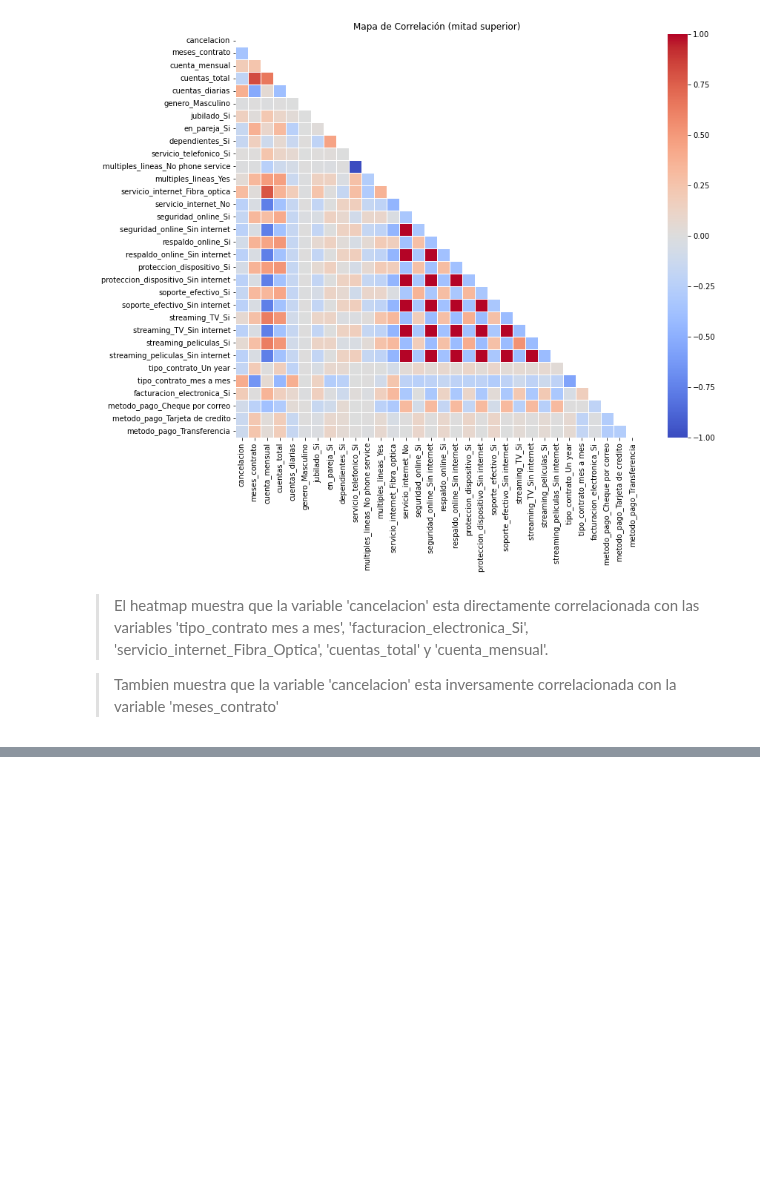
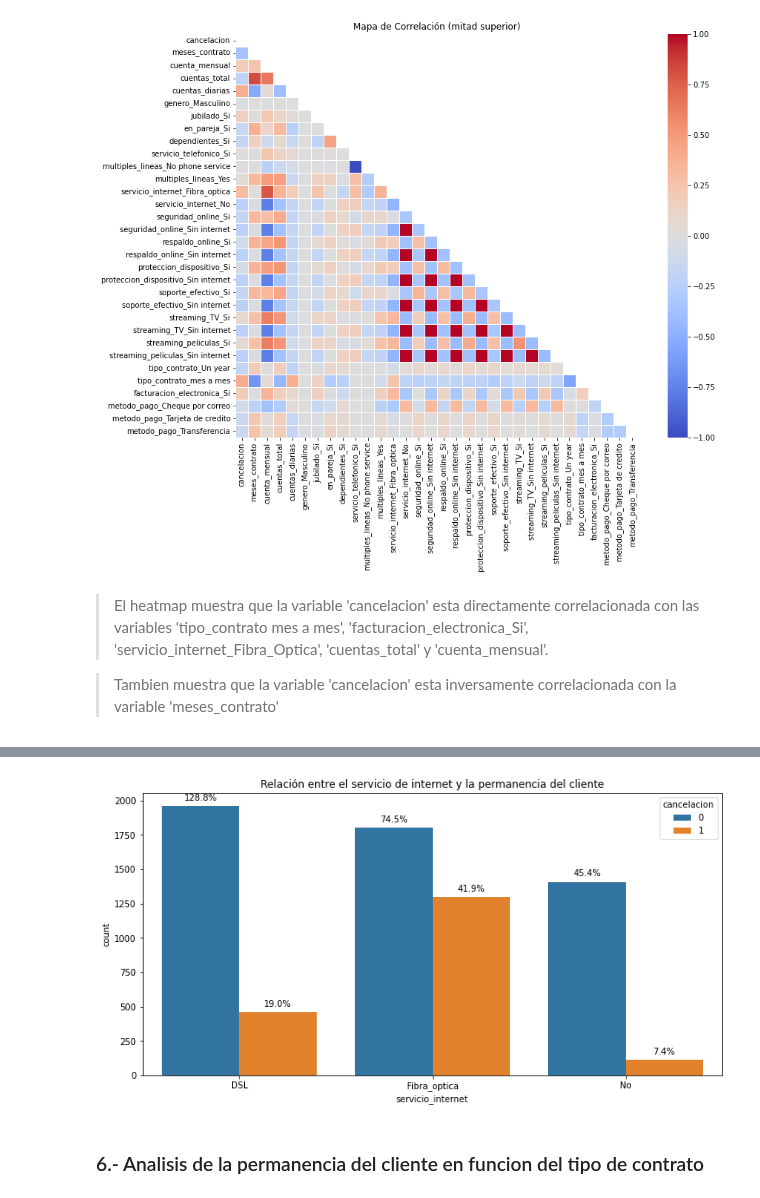
Before and after one commit to jbernalg/challenge_TelecomX, a Jupyter notebook: challenge_telecomx.ipynb, the cells around one changed output, grey strips where cells are left out. Saved outputs shown, nothing was run; the diff lists cells and outputs as text; code cells hidden in the pictures; blank space fills up the shorter version.

```diff
--- a/challenge_telecomx.ipynb
+++ b/challenge_telecomx.ipynb
@@ -906,0 +941,36 @@ df_encoded
+# %%
+import matplotlib.pyplot as plt
+import seaborn as sns
+
+plt.figure(figsize=(12, 6))
+ax = sns.countplot(data=df_exp, x='servicio_internet', hue='cancelacion')
+
+# Calcular totales por categoría (para porcentajes)
+total_por_servicio = df_exp.groupby('servicio_internet')['cancelacion'].count()
+
+# Recorremos cada barra
+for p in ax.patches:
+    height = p.get_height()
+    width = p.get_width()
+    x = p.get_x() + width / 2
+
+    # Obtener nombre del grupo y valor de cancelación (0 o 1)
+    grupo = ax.get_xticklabels()[int(x // 1)].get_text()
+    cancelacion_val = int(p.get_facecolor()[2] == 0.4)  # Heurística para saber si es la segunda barra
+
+    # Total para esta categoría
+    total = total_por_servicio[grupo]
+    porcentaje = height / total * 100
+
+    # Texto sobre la barra
+    ax.text(x, height + 30, f"{porcentaje:.1f}%", ha='center', va='bottom', fontsize=10)
+
+# Etiquetas y título
+plt.title('Relación entre el servicio de internet y la permanencia del cliente')
+plt.xlabel('servicio_internet')
+plt.ylabel('count')
+plt.show()
+# %% [output]
+[figure, added]
+# %% [markdown]
+### 6.- Analisis de la permanencia del cliente en funcion del tipo de contrato
```
Also changed, not shown: parts of 4 cells of this notebook.
